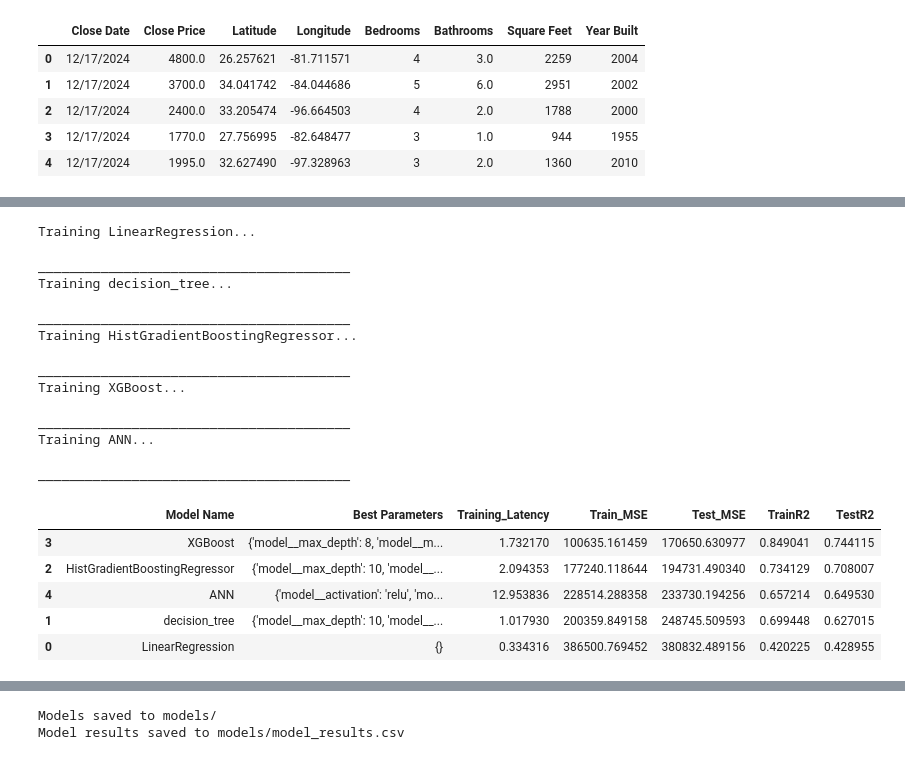
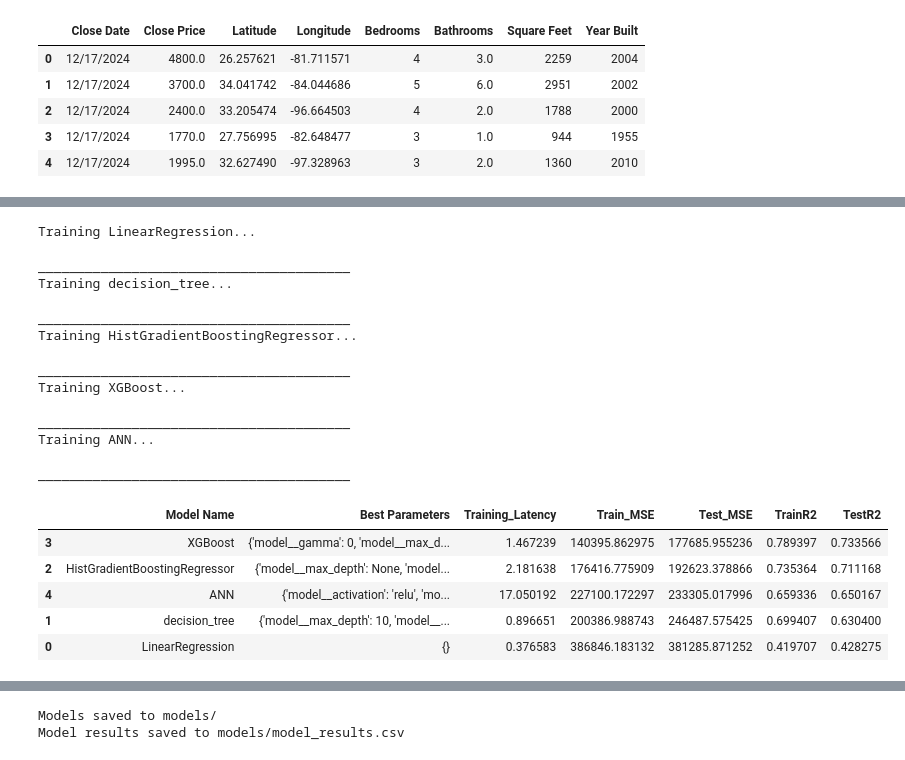
Before and after one commit to gyampols/RentEstimateProject, a Jupyter notebook: notebooks/model_evals.ipynb, the cells around one changed output, grey strips where cells are left out. Cells and saved outputs as stored; diff of their text form; code cells hidden in the pictures.

```diff
--- a/notebooks/model_evals.ipynb
+++ b/notebooks/model_evals.ipynb
@@ -38,20 +40,19 @@ Modeler=Modeler(final_df, target_col)
 Modeler.train_test_split(0.3)
 # %%
 from sklearn.linear_model import LinearRegression
-from sklearn.ensemble import  HistGradientBoostingRegressor
+from sklearn.ensemble import HistGradientBoostingRegressor
 from sklearn.neural_network import MLPRegressor
 from sklearn.tree import DecisionTreeRegressor
 from xgboost import XGBRegressor
 
 
 models = {
-    #linear rergresion
+    # linear regression
     'LinearRegression': {
         'model': LinearRegression(),
-        'params': {
-        }
+        'params': {}
     },
-    #decision tree
+    # decision tree
     'decision_tree': {
         'model': DecisionTreeRegressor(random_state=42),
         'params': {
@@ -59,7 +60,7 @@ models = {
             'model__min_samples_split': [2, 5, 10]
         }
     },
-    #hist gradient boosting
+    # hist gradient boosting
     'HistGradientBoostingRegressor': {
         'model': HistGradientBoostingRegressor(random_state=42),
         'params': {
@@ -67,55 +68,65 @@ models = {
             'model__min_samples_leaf': [2, 5, 10]
         }
     },
-    #xgboost
+    # xgboost (slim grid for speed)
     'XGBoost': {
         'model': XGBRegressor(
             tree_method='hist',
             random_state=42,
-            n_estimators=500,
-            learning_rate=0.05,
+            n_estimators=600,
+            learning_rate=0.06,
             subsample=0.8,
             colsample_bytree=0.8,
+            max_bin=128,
             n_jobs=-1
         ),
         'params': {
-            'model__objective':['reg:squarederror','reg:pseudohubererror'],
-            'model__max_depth': [4, 6, 8],
-            'model__min_child_weight': [1, 3],
-            'model__reg_lambda': [0, 1, 10]
+            'model__objective': ['reg:squarederror'],     # single objective to reduce combos
+            'model__max_depth': [4, 6],                   # fewer, shallower trees
+            'model__min_child_weight': [3, 6],            # regularization via min child weight
+            'model__gamma': [0, 1],                       # split loss threshold
+            'model__reg_alpha': [0, 0.01],                # L1
+            'model__reg_lambda': [1, 10]                  # L2
         }
     },
-    #ANN
+    # ANN
     'ANN': {
-        'model': MLPRegressor(random_state=42, max_iter=400,early_stopping=True,n_iter_no_change=5, tol=1e-3),
+        'model': MLPRegressor(
+            random_state=42,
+            max_iter=400,
+            early_stopping=True,
+            n_iter_no_change=5,
+            tol=1e-3
+        ),
         'params': {
             'model__hidden_layer_sizes': [(64,), (64, 32)],
             'model__activation': ['relu'],
             'model__learning_rate_init': [1e-3, 5e-4],
             'model__alpha': [1e-4, 1e-3],
             'model__batch_size': [128]
         }
     }
 }
+
 results = Modeler.model_evals(models=models)
 results
 # %% [output]
 Training LinearRegression...
 ________________________________________
 Training decision_tree...
 ________________________________________
 Training HistGradientBoostingRegressor...
 ________________________________________
 Training XGBoost...
 ________________________________________
 Training ANN...
 ________________________________________
 |  | Model Name | Best Parameters | Training_Latency | Train_MSE | Test_MSE | TrainR2 | TestR2 |
-| 3 | XGBoost | {'model__max_depth': 8, 'model__m... | 1.732170 | 100635.161459 | 170650.630977 | 0.849041 | 0.744115 |
-| 2 | HistGradientBoostingRegressor | {'model__max_depth': 10, 'model__... | 2.094353 | 177240.118644 | 194731.490340 | 0.734129 | 0.708007 |
-| 4 | ANN | {'model__activation': 'relu', 'mo... | 12.953836 | 228514.288358 | 233730.194256 | 0.657214 | 0.649530 |
-| 1 | decision_tree | {'model__max_depth': 10, 'model__... | 1.017930 | 200359.849158 | 248745.509593 | 0.699448 | 0.627015 |
-| 0 | LinearRegression | {} | 0.334316 | 386500.769452 | 380832.489156 | 0.420225 | 0.428955 |
+| 3 | XGBoost | {'model__gamma': 0, 'model__max_d... | 1.467239 | 140395.862975 | 177685.955236 | 0.789397 | 0.733566 |
+| 2 | HistGradientBoostingRegressor | {'model__max_depth': None, 'model... | 2.181638 | 176416.775909 | 192623.378866 | 0.735364 | 0.711168 |
+| 4 | ANN | {'model__activation': 'relu', 'mo... | 17.050192 | 227100.172297 | 233305.017996 | 0.659336 | 0.650167 |
+| 1 | decision_tree | {'model__max_depth': 10, 'model__... | 0.896651 | 200386.988743 | 246487.575425 | 0.699407 | 0.630400 |
+| 0 | LinearRegression | {} | 0.376583 | 386846.183132 | 381285.871252 | 0.419707 | 0.428275 |
 # %%
 # Compact diagnostics: 2 plots on the first row, 1 on the next
 import scipy.stats as stats
```
Also changed, not shown: parts of 6 cells of this notebook, 8 other files.
